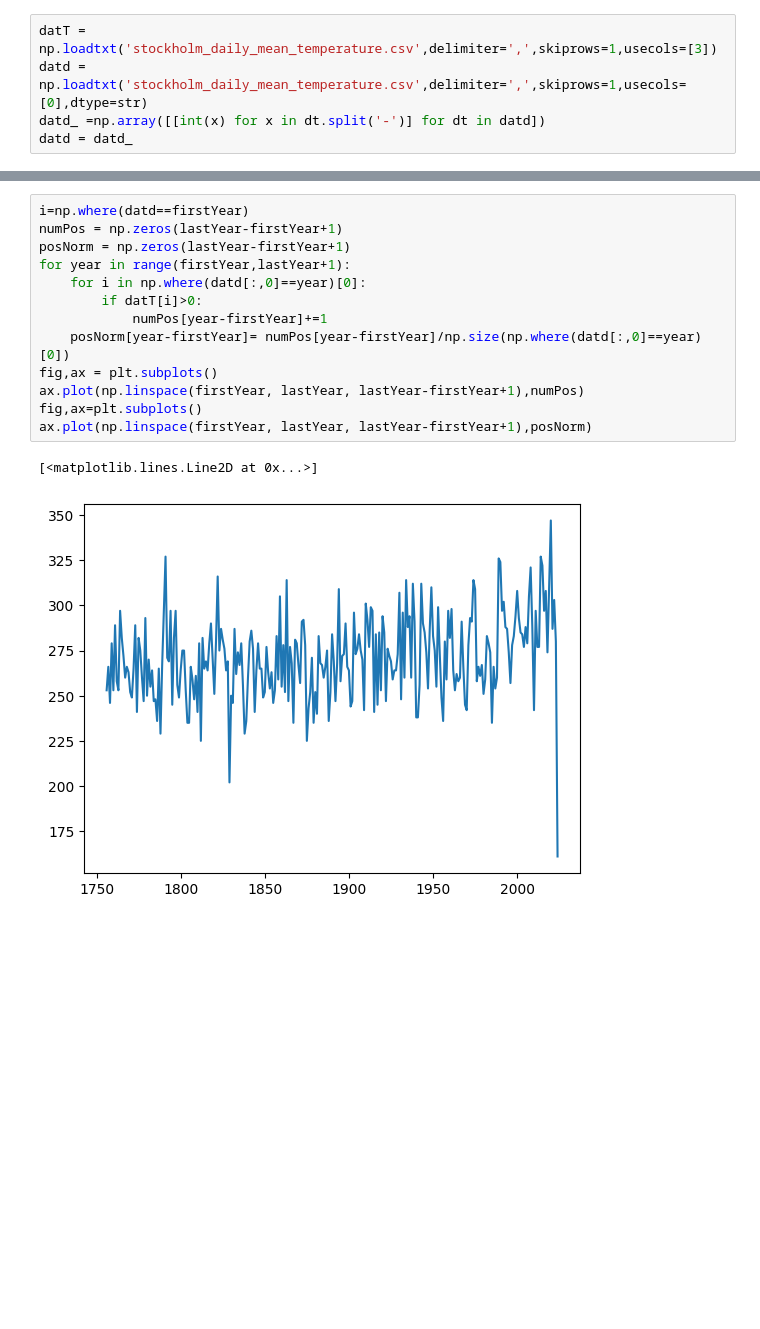
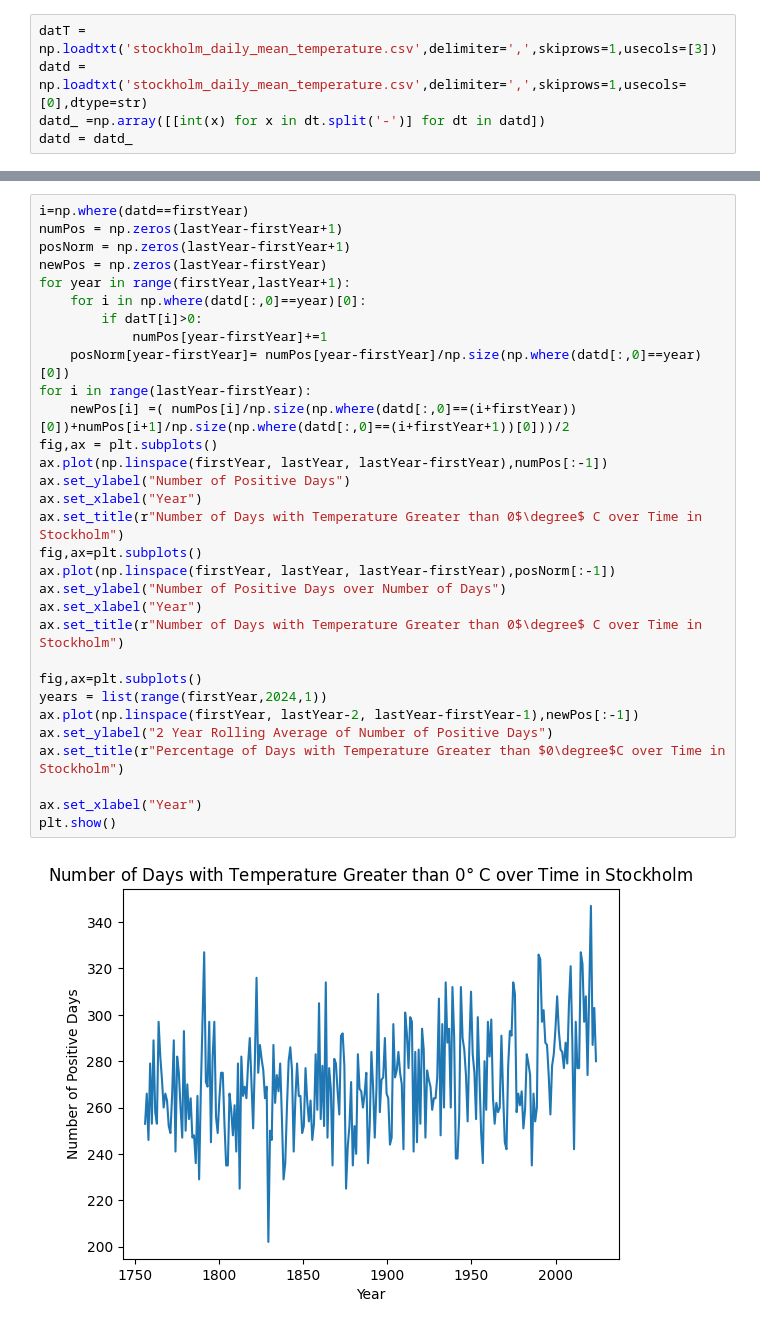
Before and after one commit to joshkarten/Computational-Physics, a Jupyter notebook: Mean Temperature.ipynb, the cells around one changed output, grey strips where cells are left out. Drawn from its saved outputs; the diff is of its cells as text; blank space fills up the shorter version.

Commit message:
Updated with graphs

```diff
--- a/Mean Temperature.ipynb
+++ b/Mean Temperature.ipynb
@@ -40,16 +25,33 @@ print(p)
 # %%
 i=np.where(datd==firstYear)
 numPos = np.zeros(lastYear-firstYear+1)
 posNorm = np.zeros(lastYear-firstYear+1)
+newPos = np.zeros(lastYear-firstYear)
 for year in range(firstYear,lastYear+1):
     for i in np.where(datd[:,0]==year)[0]:
         if datT[i]>0:
             numPos[year-firstYear]+=1
     posNorm[year-firstYear]= numPos[year-firstYear]/np.size(np.where(datd[:,0]==year)[0])
+for i in range(lastYear-firstYear):
+    newPos[i] =( numPos[i]/np.size(np.where(datd[:,0]==(i+firstYear))[0])+numPos[i+1]/np.size(np.where(datd[:,0]==(i+firstYear+1))[0]))/2
 fig,ax = plt.subplots()
-ax.plot(np.linspace(firstYear, lastYear, lastYear-firstYear+1),numPos)
+ax.plot(np.linspace(firstYear, lastYear, lastYear-firstYear),numPos[:-1])
+ax.set_ylabel("Number of Positive Days")
+ax.set_xlabel("Year")
+ax.set_title(r"Number of Days with Temperature Greater than 0$\degree$ C over Time in Stockholm")
 fig,ax=plt.subplots()
-ax.plot(np.linspace(firstYear, lastYear, lastYear-firstYear+1),posNorm)
+ax.plot(np.linspace(firstYear, lastYear, lastYear-firstYear),posNorm[:-1])
+ax.set_ylabel("Number of Positive Days over Number of Days")
+ax.set_xlabel("Year")
+ax.set_title(r"Number of Days with Temperature Greater than 0$\degree$ C over Time in Stockholm")
+
+fig,ax=plt.subplots()
+years = list(range(firstYear,2024,1))
+ax.plot(np.linspace(firstYear, lastYear-2, lastYear-firstYear-1),newPos[:-1])
+ax.set_ylabel("2 Year Rolling Average of Number of Positive Days")
+ax.set_title(r"Percentage of Days with Temperature Greater than $0\degree$C over Time in Stockholm")
+
+ax.set_xlabel("Year")
+plt.show()
 # %% [output]
-[<matplotlib.lines.Line2D at 0x...>]
-[figure, old version]
+[figure, new version]
```
Also changed, not shown: parts of 9 cells of this notebook.
